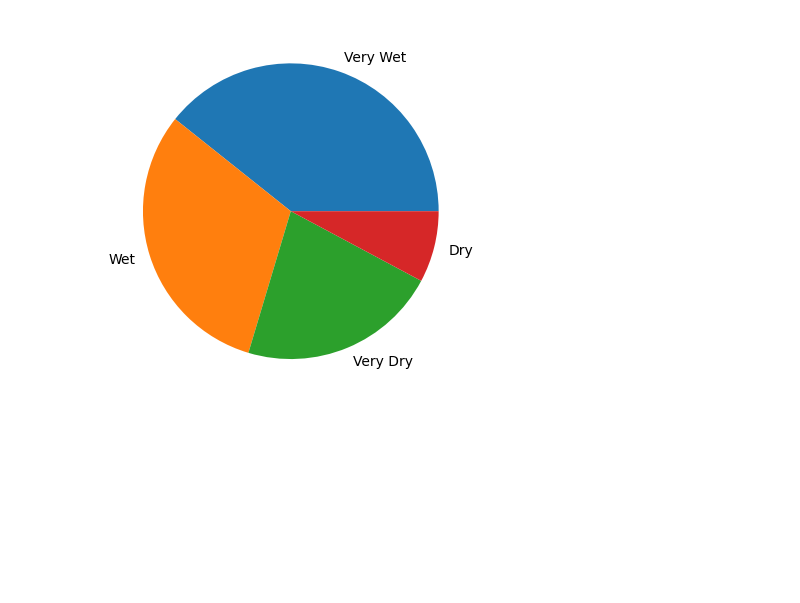
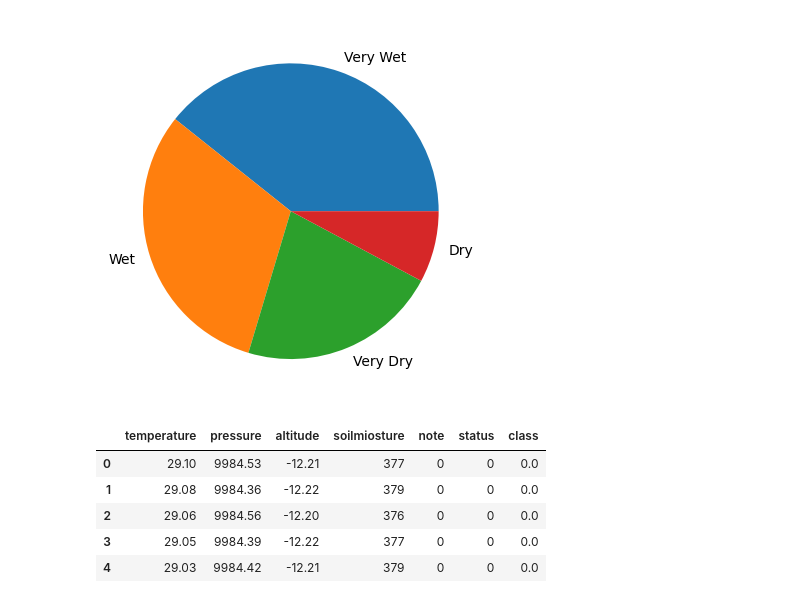
Before and after one commit to OMCHOKSI108/Smart_Agriculture_System, a Jupyter notebook: Irrigation_schedule.ipynb, the cells around one changed output. Cells and saved outputs as stored; diff of their text form; code cells hidden in the pictures; blank space fills up the shorter version.

```diff
--- a/Irrigation_schedule.ipynb
+++ b/Irrigation_schedule.ipynb
@@ -170,3 +170,20 @@ plt.pie(modified_df['class'].value_counts(), labels = modified_df['class'].value
 plt.show()
 # %% [output]
 [figure]
+# %%
+#Here we will use label encoding, since there is a natural ordinal order
+from sklearn.preprocessing import OrdinalEncoder
+# Define the correct order of moisture levels
+custom_order = [["Very Dry", "Dry", "Wet", "Very Wet"]]
+
+# Initialize OrdinalEncoder with the predefined order
+oe = OrdinalEncoder(categories=custom_order)
+modified_df['class'] = oe.fit_transform(modified_df[['class']])
+modified_df.head()
+# %% [output]
+|  | temperature | pressure | altitude | soilmiosture | note | status | class |
+| 0 | 29.10 | 9984.53 | -12.21 | 377 | 0 | 0 | 0.0 |
+| 1 | 29.08 | 9984.36 | -12.22 | 379 | 0 | 0 | 0.0 |
+| 2 | 29.06 | 9984.56 | -12.20 | 376 | 0 | 0 | 0.0 |
+| 3 | 29.05 | 9984.39 | -12.22 | 377 | 0 | 0 | 0.0 |
+| 4 | 29.03 | 9984.42 | -12.21 | 379 | 0 | 0 | 0.0 |
```
Also changed, not shown: parts of 5 cells of this notebook.
